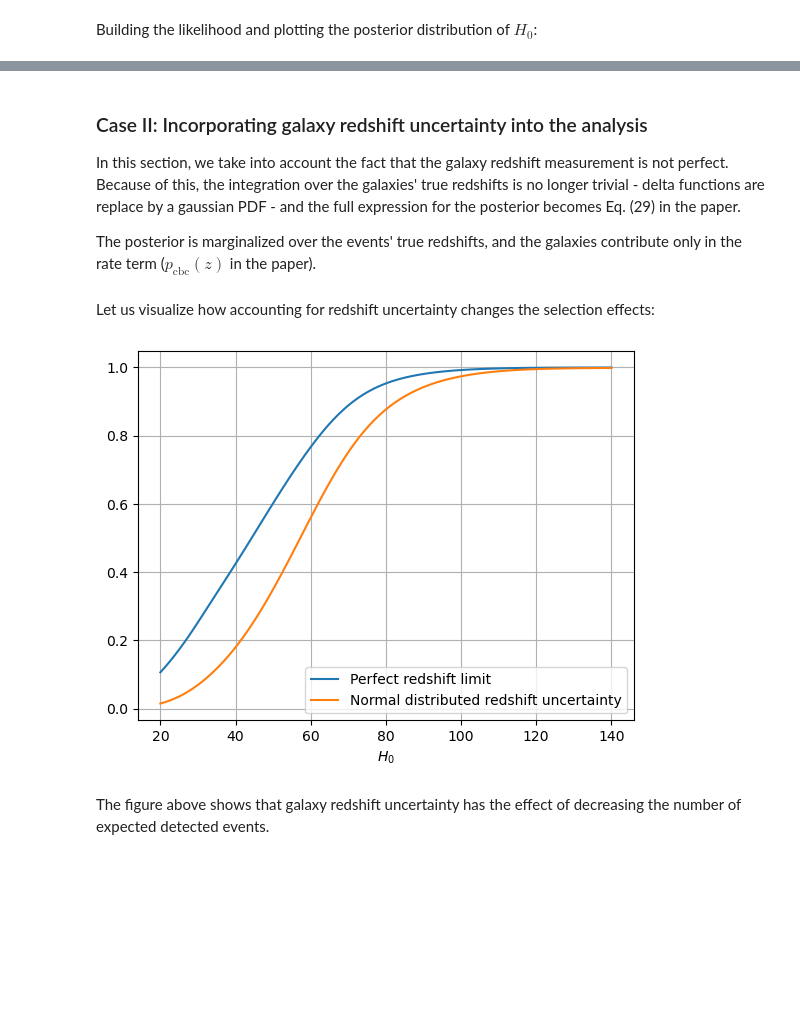
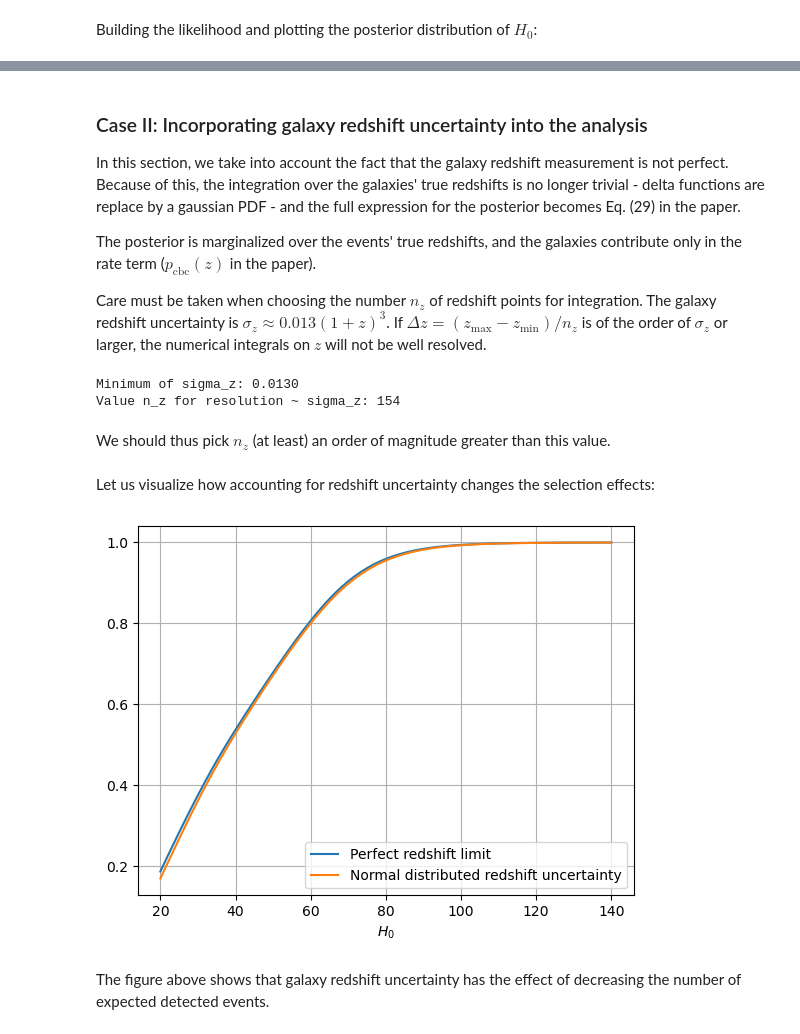
Before and after one commit to binado/standard-sirens, a Jupyter notebook: src/inferring_H0_with_standard_sirens.ipynb, the cells around one changed output, grey strips where cells are left out. Drawn from its saved outputs; the diff is of its cells as text; code cells hidden in the pictures; blank space fills up the shorter version.

```diff
--- a/src/inferring_H0_with_standard_sirens.ipynb
+++ b/src/inferring_H0_with_standard_sirens.ipynb
@@ -25,7 +25,7 @@ catalog = GalaxyCatalog(filename)
 We draw a set of sky directions $\{(\theta_i, \varphi_i)\}$ and we consider circular patches with a fixed angular radius $\alpha$ for each of them, which we consider as the GW localisation area. We select all galaxies within each patch up to $z_\text{max}=1.4$, and we draw $N_{\text{GW}}$ events for each of them.
 # %%
 # Parameters
-z_max = 1.4
+z_max = 2
 n_dir = 3
 n_gw_per_dir = 50
 alpha = np.radians(2)
@@ -84,7 +84,7 @@ p(d_i | H_0) =
 
 which corresponds to Eq. (15) of the paper.
 # %%
-n_H0 = 100
+n_H0 = 1000
 H0_array = np.linspace(20., 140., n_H0)
 # %% [markdown]
 Below we plot the correction due to selection effects, which corresponds to the ratio between the expected detected number of events, $N_\text{det}$, and the total events, $N$. We see that, for high $H_0$, the fraction of events that are actually detected tends to 0.
@@ -123,24 +123,37 @@ plt.show()
 In this section, we take into account the fact that the galaxy redshift measurement is not perfect. Because of this, the integration over the galaxies' true redshifts is no longer trivial - delta functions are replace by a gaussian PDF - and the full expression for the posterior becomes Eq. (29) in the paper.
 
 The posterior is marginalized over the events' true redshifts, and the galaxies contribute only in the rate term ($p_\text{cbc}(z)$ in the paper).
+
+Care must be taken when choosing the number $n_z$ of redshift points for integration. The galaxy redshift uncertainty is $\sigma_z \approx 0.013(1+z)^3$. If $\Delta z = (z_\text{max} - z_\text{min}) / n_z$ is of the order of $\sigma_z$ or larger, the numerical integrals on $z$ will not be well resolved.
+# %%
+full_catalog_inference = DrawnGWCatalogFullInference(fiducial_H0=fiducial_H0)
+min_sigma_z = np.min(full_catalog_inference.redshift_sigma(np.concatenate(z_gal)))
+print('Minimum of sigma_z: {:.4f}'.format(min_sigma_z))
+
+z_min = min([np.min(z_gal_i) for z_gal_i in z_gal])
+print(f'Value n_z for resolution ~ sigma_z: {round((z_max - z_min) / min_sigma_z)}')
+# %% [output]
+Minimum of sigma_z: 0.0130
+Value n_z for resolution ~ sigma_z: 154
+# %% [markdown]
+We should thus pick $n_z$ (at least) an order of magnitude greater than this value.
 # %%
-n_z = 150
-z_min = min([np.min(z_gal_i) for z_gal_i in z_gal])
+n_z = 1000
 z = np.linspace(z_min, z_max, n_z)
-full_catalog_inference = DrawnGWCatalogFullInference(fiducial_H0=fiducial_H0)
 # %% [markdown]
 Let us visualize how accounting for redshift uncertainty changes the selection effects:
 # %%
+p_rate = full_catalog_inference.p_cbc(z, np.concatenate(z_gal))
 selection_effects_perfect_redshift = perfect_redshift_inference.selection_effects(H0_array, np.concatenate(z_gal))
-selection_effects = full_catalog_inference.selection_effects(H0_array, z, np.concatenate(z_gal))
+selection_effects = full_catalog_inference.selection_effects(H0_array, z, p_rate)
 plt.plot(H0_array, selection_effects_perfect_redshift, label="Perfect redshift limit")
 plt.plot(H0_array, selection_effects, label="Normal distributed redshift uncertainty")
 plt.xlabel(r"$H_0$")
 plt.grid()
 plt.legend()
 plt.show()
 # %% [output]
-[figure, old version]
+[figure, new version]
 # %% [markdown]
 The figure above shows that galaxy redshift uncertainty has the effect of decreasing the number of expected detected events.
 # %%
```
Also changed, not shown: parts of 9 cells of this notebook.
